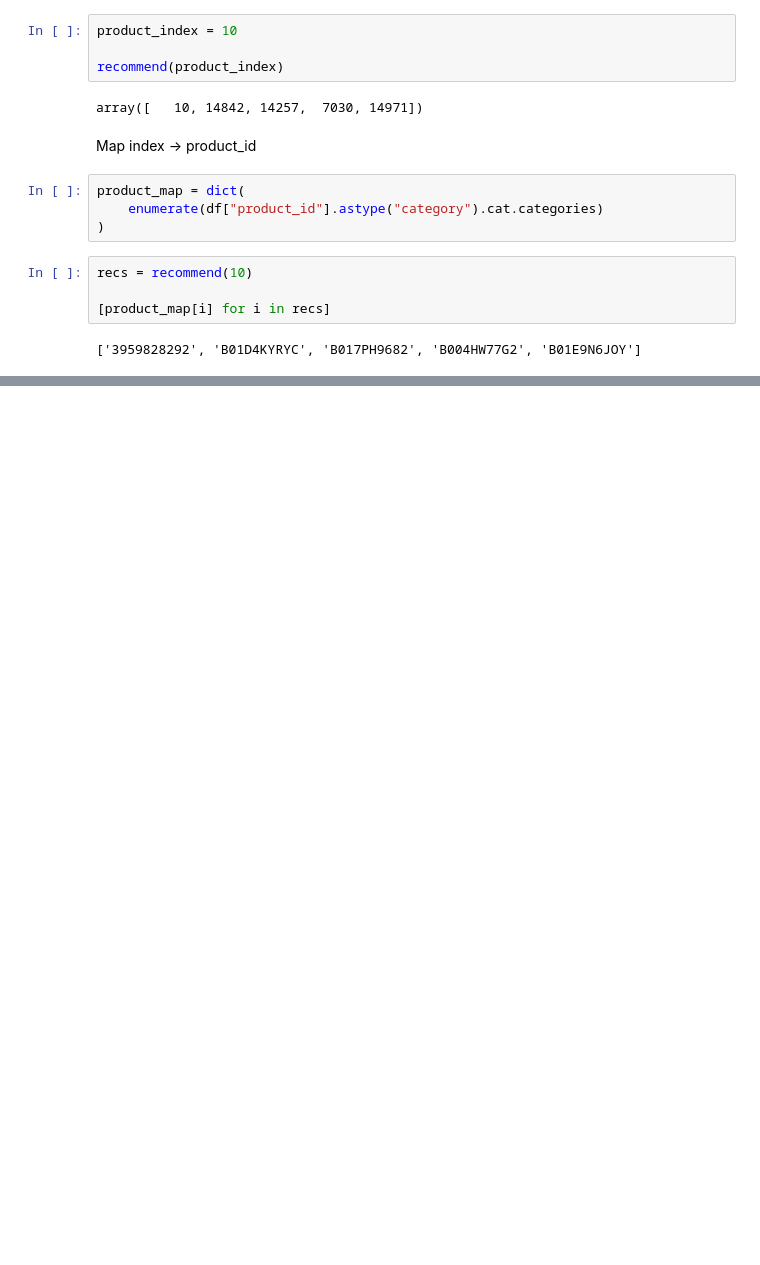
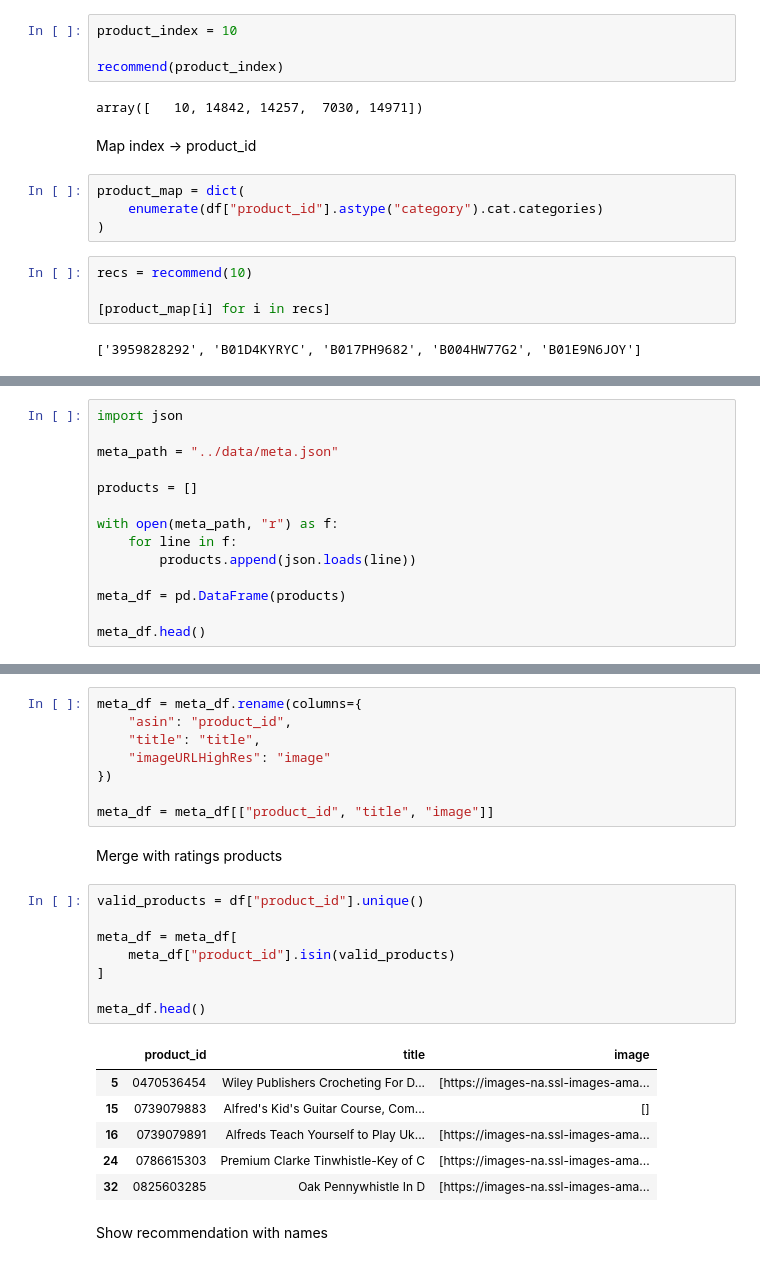
Before and after one commit to Manideep0004/buysmart-ai-recommendation-system, a Jupyter notebook: notebooks/recommender.ipynb, the cells around one changed output, grey strips where cells are left out. Drawn from its saved outputs; the diff is of its cells as text; blank space fills up the shorter version.

```diff
--- a/notebooks/recommender.ipynb
+++ b/notebooks/recommender.ipynb
@@ -107,0 +110,14 @@ recs = recommend(10)
+# %%
+import json
+
+meta_path = "../data/meta.json"
+
+products = []
+
+with open(meta_path, "r") as f:
+    for line in f:
+        products.append(json.loads(line))
+
+meta_df = pd.DataFrame(products)
+
+meta_df.head()
@@ -107,0 +145,27 @@ recs = recommend(10)
+# %%
+meta_df = meta_df.rename(columns={
+    "asin": "product_id",
+    "title": "title",
+    "imageURLHighRes": "image"
+})
+
+meta_df = meta_df[["product_id", "title", "image"]]
+# %% [markdown]
+Merge with ratings products
+# %%
+valid_products = df["product_id"].unique()
+
+meta_df = meta_df[
+    meta_df["product_id"].isin(valid_products)
+]
+
+meta_df.head()
+# %% [output]
+|  | product_id | title | image |
+| 5 | 0470536454 | Wiley Publishers Crocheting For D... | [https://images-na.ssl-images-ama... |
+| 15 | 0739079883 | Alfred's Kid's Guitar Course, Com... | [] |
+| 16 | 0739079891 | Alfreds Teach Yourself to Play Uk... | [https://images-na.ssl-images-ama... |
+| 24 | 0786615303 | Premium Clarke Tinwhistle-Key of C | [https://images-na.ssl-images-ama... |
+| 32 | 0825603285 | Oak Pennywhistle In D | [https://images-na.ssl-images-ama... |
+# %% [markdown]
+Show recommendation with names
```
Also changed, not shown: parts of 8 cells of this notebook, 9 other files.
